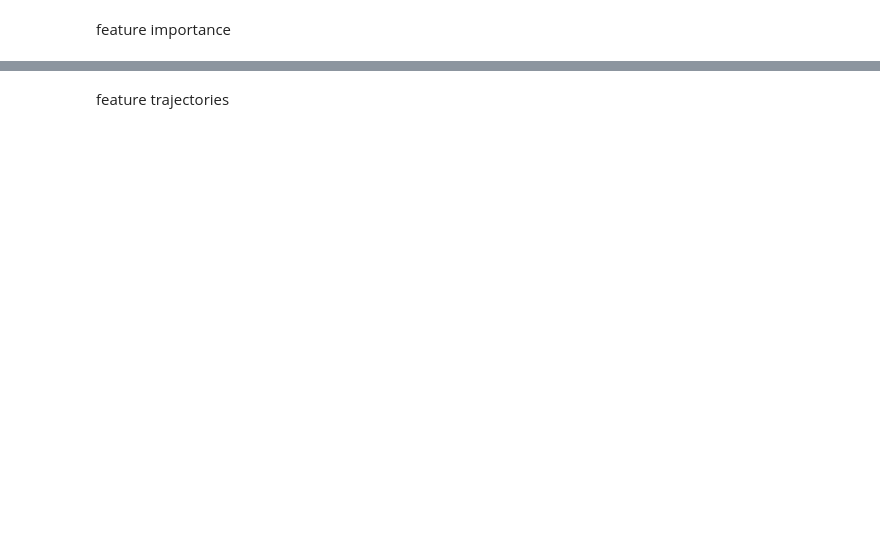
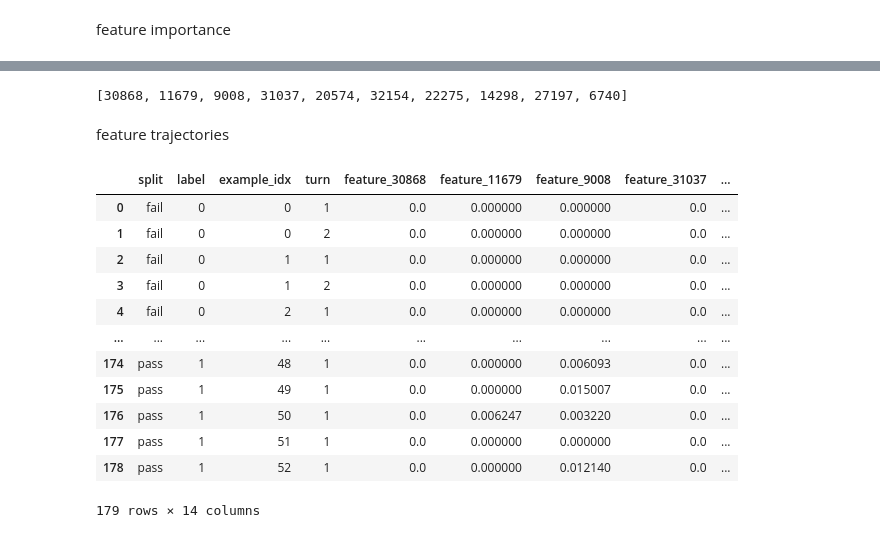
Before and after one commit to karanjotsv/SAEs, a Jupyter notebook: e2.ipynb, the cells around one changed output, grey strips where cells are left out. Drawn from its saved outputs; the diff is of its cells as text; code cells hidden in the pictures; blank space fills up the shorter version.

```diff
--- a/e2.ipynb
+++ b/e2.ipynb
@@ -65,8 +63,8 @@ fail: 58
 # _ = generate.run_sae(layer=6, out_f='activations_topk',)
 # %%
 source = 'user'
-selector = 'last'
-pooling = 'max'
+selector = 'all'
+pooling = 'mean'
 instances = {}
 
 for i in ['pass', 'fail']:
@@ -140,9 +170,8 @@ fi = FeatureImportance(
         'pass': instances['pass'],
         'fail': instances['fail']
     },
-    reg_values=[0.001, 0.01, 0.1, 0.5, 1.0, 2.0],
-    n_top_features=50,
-    n_splits=5,
+    reg_values=[0.001, 0.01, 0.1, 0.5, 1.0, 2.0, 4.0],
+    n_splits=10,
 )
 # %%
 global_res = fi.compute(mode='global')
@@ -149,3 +213,7 @@ global_res = fi.compute(mode='global')
+# %%
+list(global_res['feature_table']['feature'][ : 10])
+# %% [output]
+[30868, 11679, 9008, 31037, 20574, 32154, 22275, 14298, 27197, 6740]
 # %% [markdown]
 feature trajectories
 # %%
@@ -165,0 +234,18 @@ chart.save('top_feat.html')
+# %%
+df = fi.top_feature_turn_values_df(result_key='global', top_n=10)
+# %%
+df
+# %% [output]
+|  | split | label | example_idx | turn | feature_30868 | feature_11679 | feature_9008 | feature_31037 | ... |
+| 0 | fail | 0 | 0 | 1 | 0.0 | 0.000000 | 0.000000 | 0.0 | ... |
+| 1 | fail | 0 | 0 | 2 | 0.0 | 0.000000 | 0.000000 | 0.0 | ... |
+| 2 | fail | 0 | 1 | 1 | 0.0 | 0.000000 | 0.000000 | 0.0 | ... |
+| 3 | fail | 0 | 1 | 2 | 0.0 | 0.000000 | 0.000000 | 0.0 | ... |
+| 4 | fail | 0 | 2 | 1 | 0.0 | 0.000000 | 0.000000 | 0.0 | ... |
+| ... | ... | ... | ... | ... | ... | ... | ... | ... | ... |
+| 174 | pass | 1 | 48 | 1 | 0.0 | 0.000000 | 0.006093 | 0.0 | ... |
+| 175 | pass | 1 | 49 | 1 | 0.0 | 0.000000 | 0.015007 | 0.0 | ... |
+| 176 | pass | 1 | 50 | 1 | 0.0 | 0.006247 | 0.003220 | 0.0 | ... |
+| 177 | pass | 1 | 51 | 1 | 0.0 | 0.000000 | 0.000000 | 0.0 | ... |
+| 178 | pass | 1 | 52 | 1 | 0.0 | 0.000000 | 0.012140 | 0.0 | ... |
+179 rows × 14 columns
```
Also changed, not shown: parts of 13 cells of this notebook, 5 other files.
